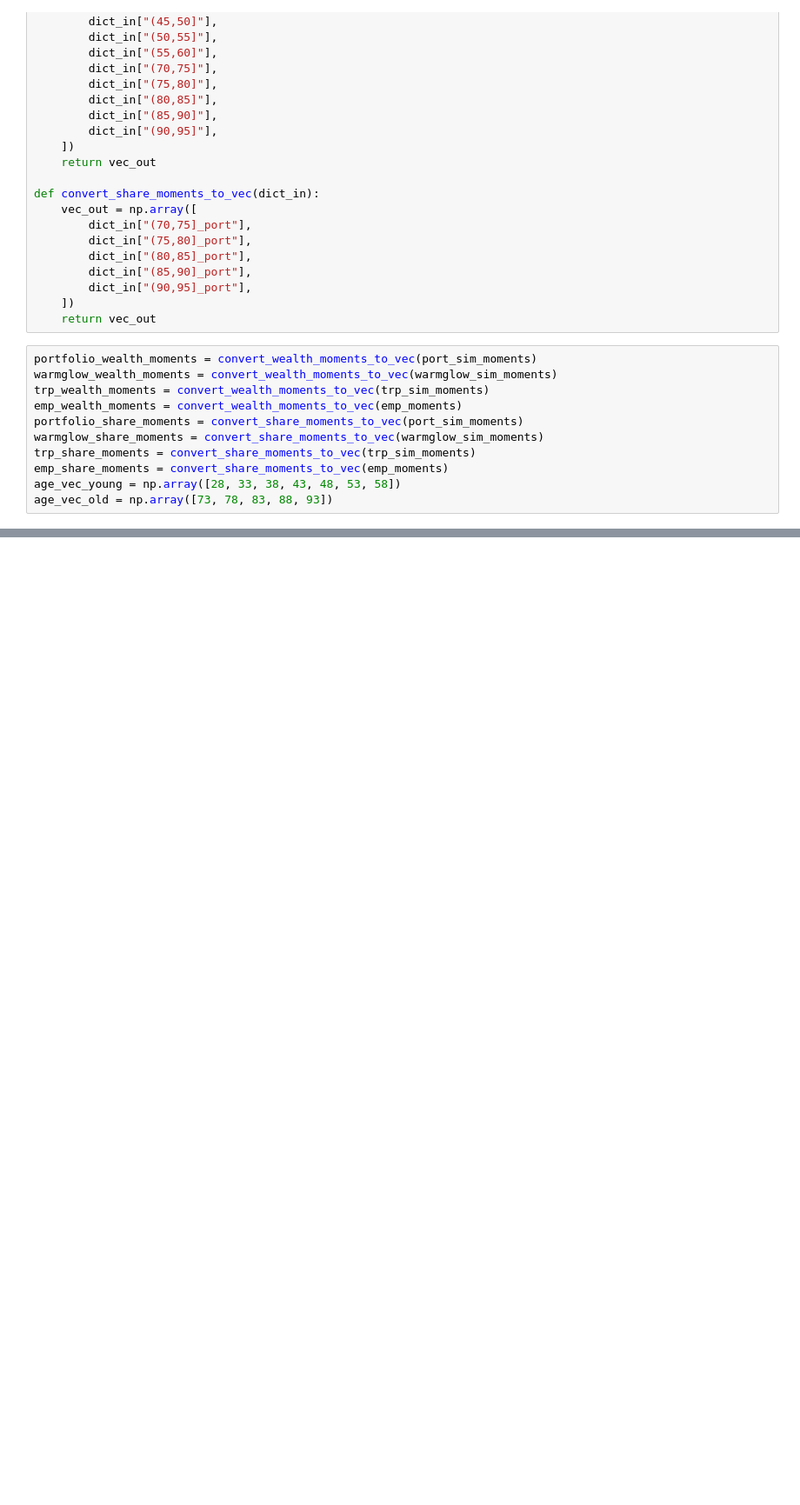
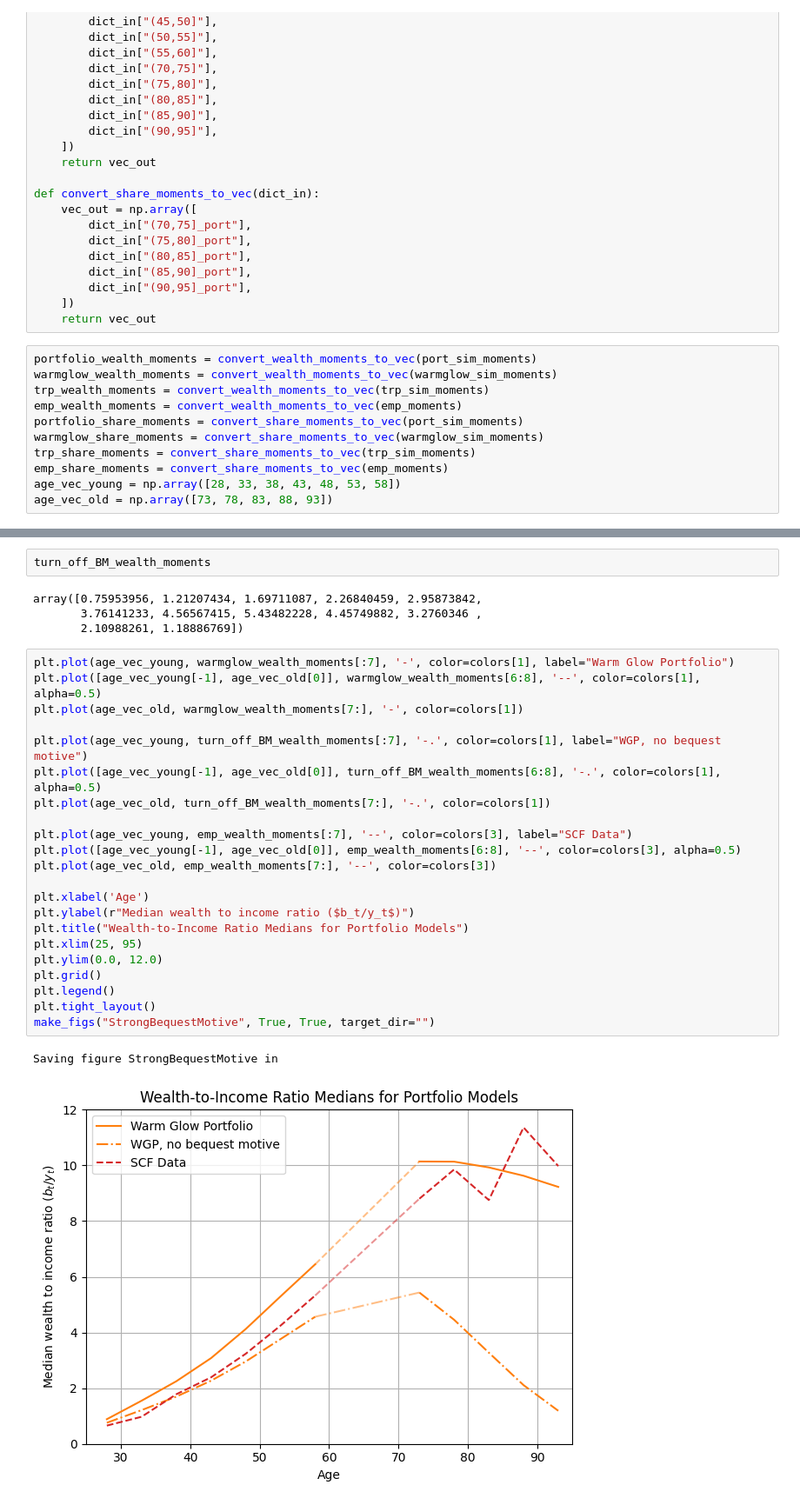
Before and after one commit to econ-ark/Life-Cycle-Prime-Time, a Jupyter notebook: src/notebooks/Model_Comparisons.ipynb, the cells around one changed output, grey strips where cells are left out. Shown: that part at 87% size. Saved outputs shown, nothing was run; the diff lists cells and outputs as text; blank space fills up the shorter version.

```diff
--- a/src/notebooks/Model_Comparisons.ipynb
+++ b/src/notebooks/Model_Comparisons.ipynb
@@ -146,0 +153,31 @@ plt.show()
+# %%
+turn_off_BM_wealth_moments
+# %% [output]
+array([0.75953956, 1.21207434, 1.69711087, 2.26840459, 2.95873842,
+       3.76141233, 4.56567415, 5.43482228, 4.45749882, 3.2760346 ,
+       2.10988261, 1.18886769])
+# %%
+plt.plot(age_vec_young, warmglow_wealth_moments[:7], '-', color=colors[1], label="Warm Glow Portfolio")
+plt.plot([age_vec_young[-1], age_vec_old[0]], warmglow_wealth_moments[6:8], '--', color=colors[1], alpha=0.5)
+plt.plot(age_vec_old, warmglow_wealth_moments[7:], '-', color=colors[1])
+
+plt.plot(age_vec_young, turn_off_BM_wealth_moments[:7], '-.', color=colors[1], label="WGP, no bequest motive")
+plt.plot([age_vec_young[-1], age_vec_old[0]], turn_off_BM_wealth_moments[6:8], '-.', color=colors[1], alpha=0.5)
+plt.plot(age_vec_old, turn_off_BM_wealth_moments[7:], '-.', color=colors[1])
+
+plt.plot(age_vec_young, emp_wealth_moments[:7], '--', color=colors[3], label="SCF Data")
+plt.plot([age_vec_young[-1], age_vec_old[0]], emp_wealth_moments[6:8], '--', color=colors[3], alpha=0.5)
+plt.plot(age_vec_old, emp_wealth_moments[7:], '--', color=colors[3])
+
+plt.xlabel('Age')
+plt.ylabel(r"Median wealth to income ratio ($b_t/y_t$)")
+plt.title("Wealth-to-Income Ratio Medians for Portfolio Models")
+plt.xlim(25, 95)
+plt.ylim(0.0, 12.0)
+plt.grid()
+plt.legend()
+plt.tight_layout()
+make_figs("StrongBequestMotive", True, True, target_dir="")
+# %% [output]
+Saving figure StrongBequestMotive in
+[figure, added]
```
Also changed, not shown: parts of 4 cells of this notebook, 33 other files.
